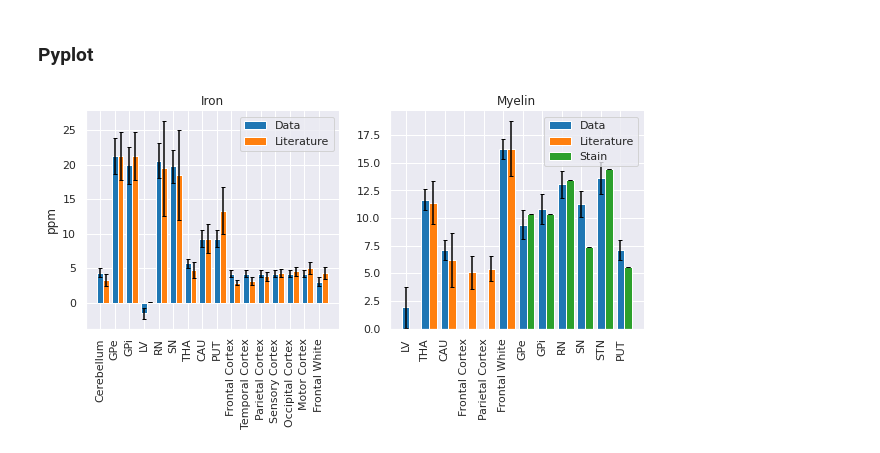
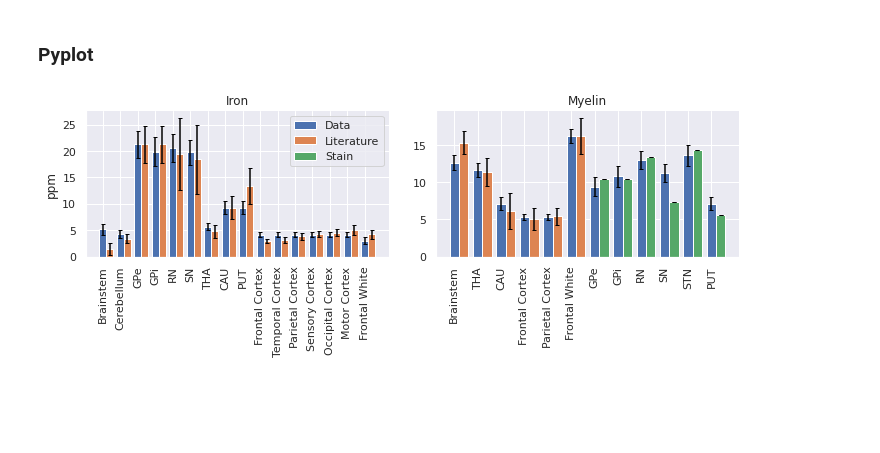
Before and after one commit to StevenM1/Ahead_morphometry, a Jupyter notebook: 6. Figures 1 - distributions.ipynb, the cells around one changed output. Cells and saved outputs as stored; diff of their text form; code cells hidden in the pictures; blank space fills up the shorter version.

```diff
--- a/6. Figures 1 - distributions.ipynb
+++ b/6. Figures 1 - distributions.ipynb
@@ -26,7 +26,7 @@ import matplotlib.pyplot as plt
 from matplotlib.backends.backend_pdf import PdfPages
 %matplotlib inline
 # %%
-data_long = pd.read_csv('../data/final_data/AHEAD_and_CRUISE_and_ICV-combined-long.csv')
+data_long = pd.read_csv('../data/final_data/AHEAD_and_CRUISE_and_ICV-combined-long_incliron.csv')
 data_long = data_long.loc[data_long.Measure.isin(['IQR_intensity', 'Median_intensity', 'Volume'])]
 data_long['Statistic'] = data_long.Measure.apply(lambda x: x.split('_')[0])
 data_long = data_long.loc[data_long.Intensity.isin(['iron', 'myelin', 'thickness', 'seg'])]
@@ -1282,0 +378,24 @@ data_median = data_median.pivot_table(values='Value', columns='Intensity', index
+# %%
+labels = pd.read_csv('../data/source_data/mgdm_labels.tsv', sep='\t', header=None)
+labels.columns = ['Name', 'Label_n', 'tissue_type']
+labels['label_name'] = labels.apply(lambda x: 'Label_'+str(x['Label_n']), axis=1)
+label_dict = dict(zip(labels['label_name'].values, labels['Name'].values))
+# %%
+mgdm_data = []
+for measure in ['iron', 'myelin']:
+    mgdm = pd.read_csv(f'../data/source_data/qmri2-mgdm-brain-{measure}-qmri2fcm-statistics.csv')
+    mgdm = mgdm.rename(columns=label_dict)
+    mgdm = mgdm.loc[mgdm['Segmentation'].apply(lambda x: 'sub-' in x and '.nii.gz' in x)]
+    mgdm['Segmentation'] = mgdm['Segmentation'].apply(lambda x: x.split('_')[0])
+    mgdm['Intensity'] = measure
+    mgdm = mgdm.loc[mgdm.Measure == 'Median_intensity']
+    mgdm = mgdm[['Segmentation', 'Intensity', 'Brainstem']]
+    mgdm_data.append(mgdm)
+
+mgdm = pd.concat(mgdm_data)
+mgdm = mgdm.pivot_table(values='Brainstem', index='Segmentation', columns='Intensity').reset_index()
+mgdm['ROI'] = mgdm['ROI2'] = 'Brainstem'
+data_median = pd.concat([data_median.reset_index(), mgdm]).sort_values(['Segmentation', 'ROI'])
+data_median['Age'] = data_median['Age'].ffill()
+data_median = data_median.set_index(['Segmentation', 'ROI', 'ROI2', 'Age'])
+data_median
@@ -1405,6 +539,11 @@ myelin_stain_combined['sd_literature'] = 0
 myelin_stain_combined['source'] = 'stain'
 myelin_combined['source'] = 'literature'
 myelin_combined = pd.concat([myelin_combined, myelin_stain_combined])
+
+
+# Drop LV -  we assume no iron, myelin in LV
+iron_combined = iron_combined.drop('LV')
+myelin_combined = myelin_combined.drop('LV')
 # %% [markdown]
 ### Pyplot
 # %%
@@ -1444,34 +583,40 @@ bars2= myelin_combined['mean_literature']  ## all data points
 r2 = [x + barWidth for x in r1]
 
 # lit
 bars2_lit = [x for i,x in enumerate(bars2) if myelin_combined.iloc[i, -1] == 'literature']
 r2_lit = [x for i,x in enumerate(r2) if myelin_combined.iloc[i, -1] == 'literature']
 yerrs = myelin_combined.loc[myelin_combined['source']=='literature','sd_literature']
 
 ax[1].bar(r2_lit, bars2_lit, color=colors[1], width=barWidth, edgecolor='white', label='Literature')
 ax[1].errorbar(x = r2_lit, y = bars2_lit, yerr=yerrs, fmt='none', c= 'black', capsize = 2)
 
 # stain
 bars2_stain = [x for i,x in enumerate(bars2) if myelin_combined.iloc[i, -1] == 'stain']
 r2_stain = [x for i,x in enumerate(r2) if myelin_combined.iloc[i, -1] == 'stain']
 yerrs = myelin_combined.loc[myelin_combined['source']=='stain','sd_literature']
 
 ax[1].bar(r2_stain, bars2_stain, color=colors[2], width=barWidth, edgecolor='white', label='Stain')
 ax[1].errorbar(x = r2_stain, y = bars2_stain, yerr=yerrs, fmt='none', c= 'black', capsize = 2)
 
 
 ###
 ax[0].set_title('Iron')
 ax[1].set_title('Myelin')
 ax[0].set_ylabel('ppm')
 ax[1].set_xticks(r1)
 ax[1].set_xticklabels(myelin_combined.index, rotation=90)
 
 # Create legend
-ax[0].legend()
-ax[1].legend()
+#ax[0].legend(prop={'size': 8})
+#ax[1].legend(ncol=2) #prop={'size': 8})
+#ax[1].
+
+handles, labels = ax[1].get_legend_handles_labels()
+#f.legend(handles, labels, loc='upper center')
+ax[0].legend(handles, labels)
 sns.despine()
+f.tight_layout()
 
-f.savefig('./histogram_iron_myelin.pdf', bbox_inches='tight')
+f.savefig('../figures/R1/barplot_iron_myelin.pdf', bbox_inches='tight')
 # %% [output]
-[figure, old version]
+[figure, new version]
```
Also changed, not shown: parts of 28 cells of this notebook, 9 other files.
